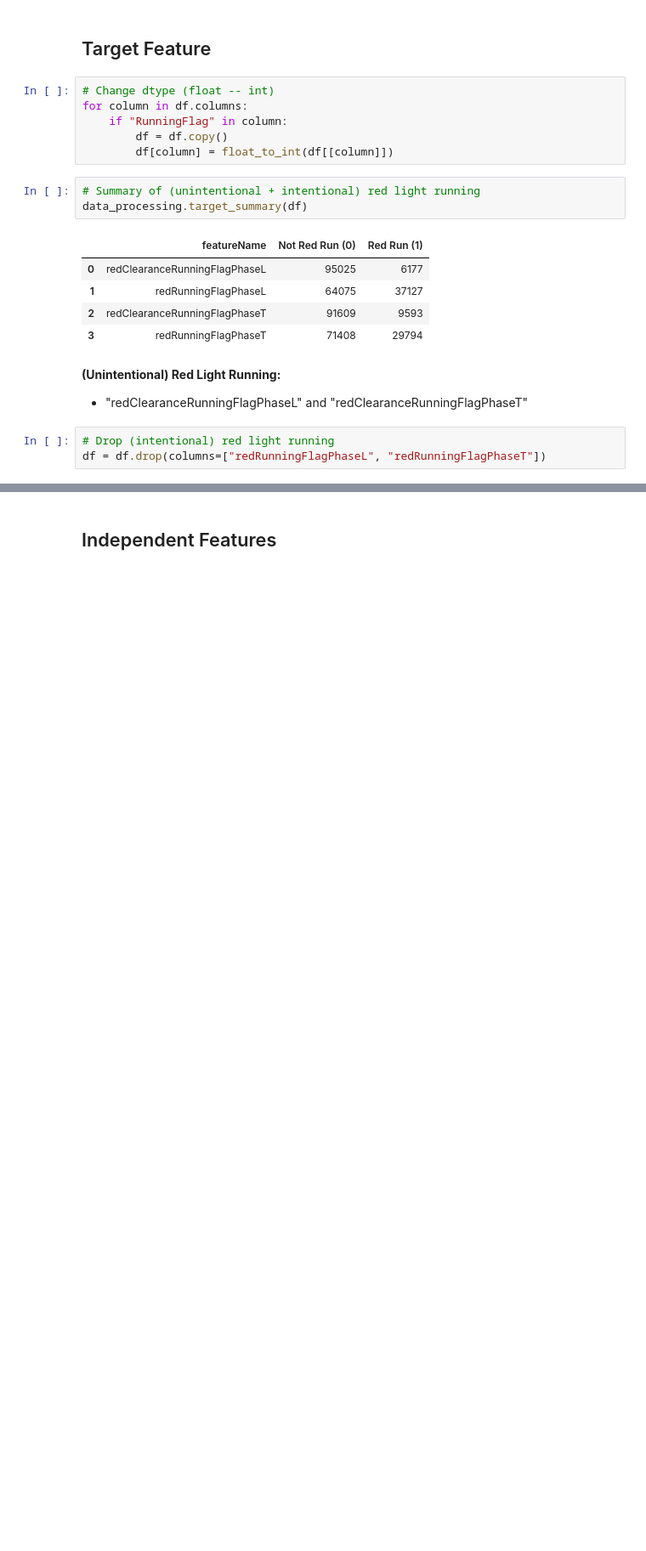
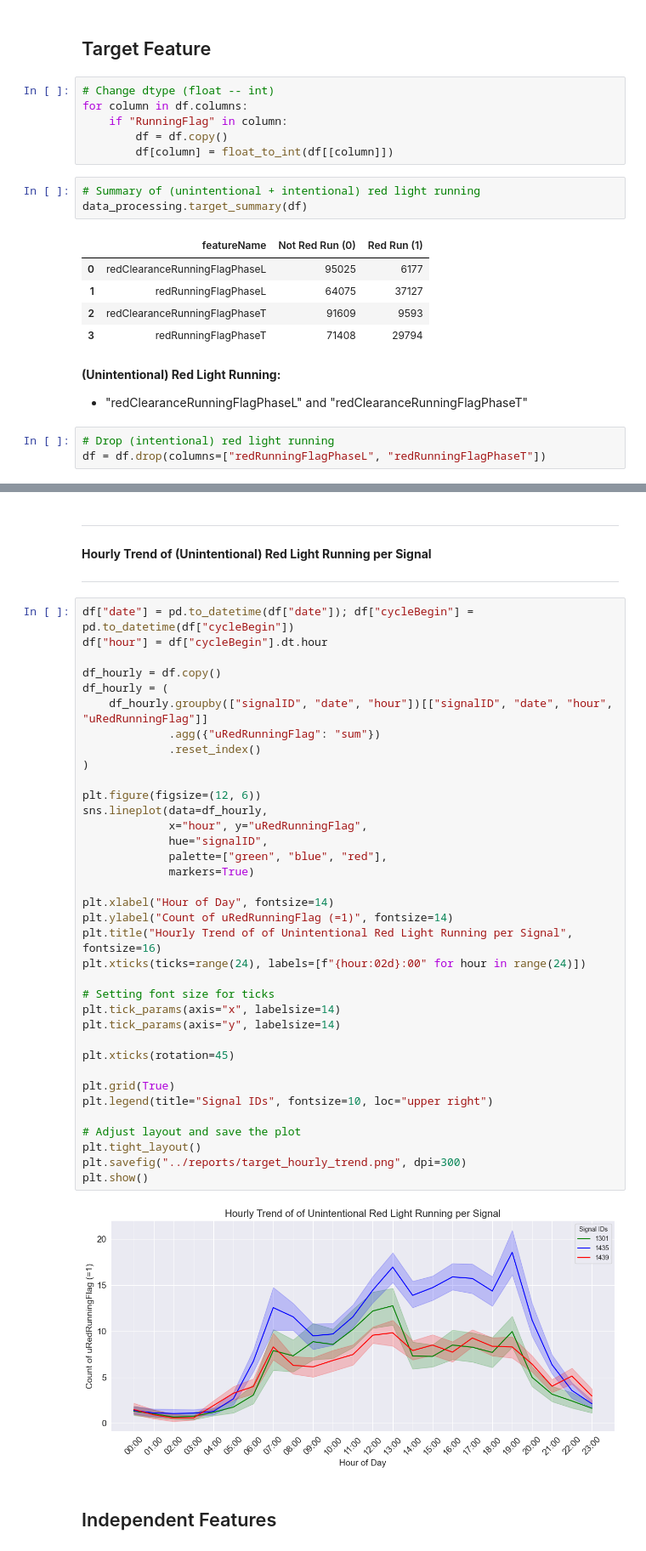
Before and after one commit to bmtazbiulhassan/signal_adjustment, a Jupyter notebook: notebook/i. data_processing.ipynb, the cells around one changed output, grey strips where cells are left out. Shown at 85% size. Drawn from its saved outputs; the diff is of its cells as text; blank space fills up the shorter version.

```diff
--- a/notebook/i. data_processing.ipynb
+++ b/notebook/i. data_processing.ipynb
@@ -660,2 +539,46 @@ plt.show()
+# %% [markdown]
+---
+
+**Hourly Trend of (Unintentional) Red Light Running per Signal**
+
+---
+# %%
+df["date"] = pd.to_datetime(df["date"]); df["cycleBegin"] = pd.to_datetime(df["cycleBegin"])
+df["hour"] = df["cycleBegin"].dt.hour
+
+df_hourly = df.copy()
+df_hourly = (
+    df_hourly.groupby(["signalID", "date", "hour"])[["signalID", "date", "hour", "uRedRunningFlag"]]
+             .agg({"uRedRunningFlag": "sum"})
+             .reset_index()
+)
+
+plt.figure(figsize=(12, 6))
+sns.lineplot(data=df_hourly,
+             x="hour", y="uRedRunningFlag",
+             hue="signalID",
+             palette=["green", "blue", "red"],
+             markers=True)
+
+plt.xlabel("Hour of Day", fontsize=14)
+plt.ylabel("Count of uRedRunningFlag (=1)", fontsize=14)
+plt.title("Hourly Trend of of Unintentional Red Light Running per Signal", fontsize=16)
+plt.xticks(ticks=range(24), labels=[f"{hour:02d}:00" for hour in range(24)])
+
+# Setting font size for ticks
+plt.tick_params(axis="x", labelsize=14)
+plt.tick_params(axis="y", labelsize=14)
+
+plt.xticks(rotation=45)
+
+plt.grid(True)
+plt.legend(title="Signal IDs", fontsize=10, loc="upper right")
+
+# Adjust layout and save the plot
+plt.tight_layout()
+plt.savefig("../reports/target_hourly_trend.png", dpi=300)
+plt.show()
+# %% [output]
+[figure, added]
 # %% [markdown]
 ## Independent Features
```
Also changed, not shown: parts of 62 cells of this notebook.
